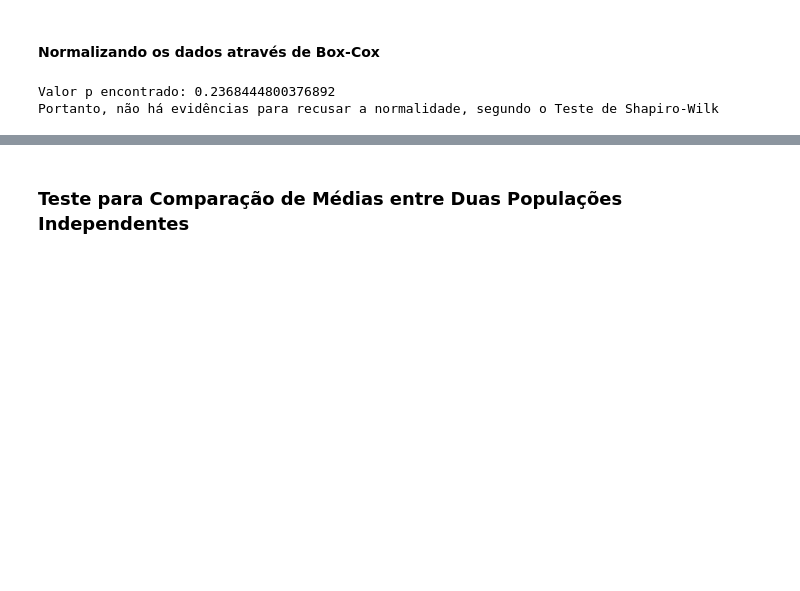
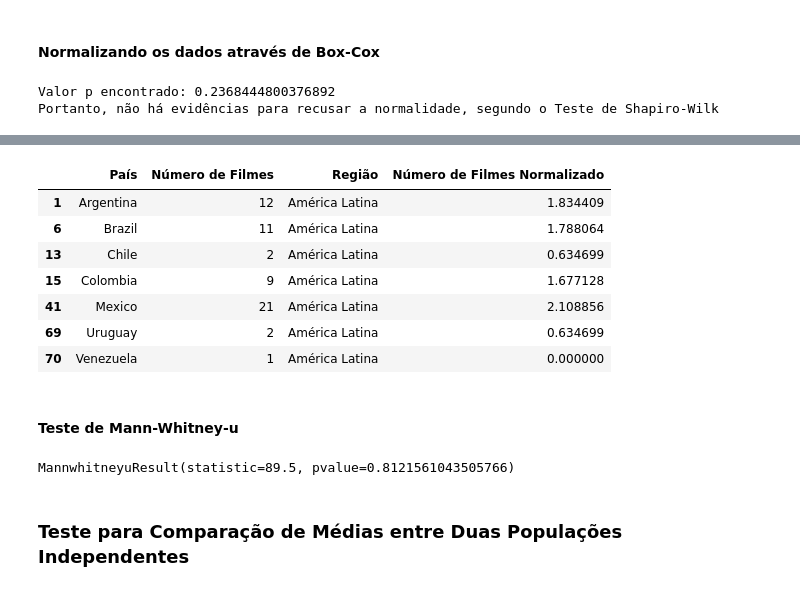
Before and after one commit to Cizika/netflix-analysis, a Jupyter notebook: Netflix.ipynb, the cells around one changed output, grey strips where cells are left out. Saved outputs shown, nothing was run; the diff lists cells and outputs as text; code cells hidden in the pictures; blank space fills up the shorter version.

Commit message:
Teste de Mannwhitney + Teste de Hipóteses finalizado

```diff
--- a/Netflix.ipynb
+++ b/Netflix.ipynb
@@ -275,3 +272,21 @@ amostra
+# %%
+amostra[amostra["Região"] == "América Latina"]
+# %% [output]
+|  | País | Número de Filmes | Região | Número de Filmes Normalizado |
+| 1 | Argentina | 12 | América Latina | 1.834409 |
+| 6 | Brazil | 11 | América Latina | 1.788064 |
+| 13 | Chile | 2 | América Latina | 0.634699 |
+| 15 | Colombia | 9 | América Latina | 1.677128 |
+| 41 | Mexico | 21 | América Latina | 2.108856 |
+| 69 | Uruguay | 2 | América Latina | 0.634699 |
+| 70 | Venezuela | 1 | América Latina | 0.000000 |
+# %% [markdown]
+#### Teste de Mann-Whitney-u
+# %%
+mannwhitneyu(amostra[amostra["Região"] == "América Latina"]["Número de Filmes"],
+             amostra[amostra["Região"] == "Europa"]["Número de Filmes"], alternative='two-sided')
+# %% [output]
+MannwhitneyuResult(statistic=89.5, pvalue=0.8121561043505766)
 # %% [markdown]
 ### Teste para Comparação de Médias entre Duas Populações Independentes
 # %% [markdown]
```
Also changed, not shown: parts of 18 cells of this notebook.
